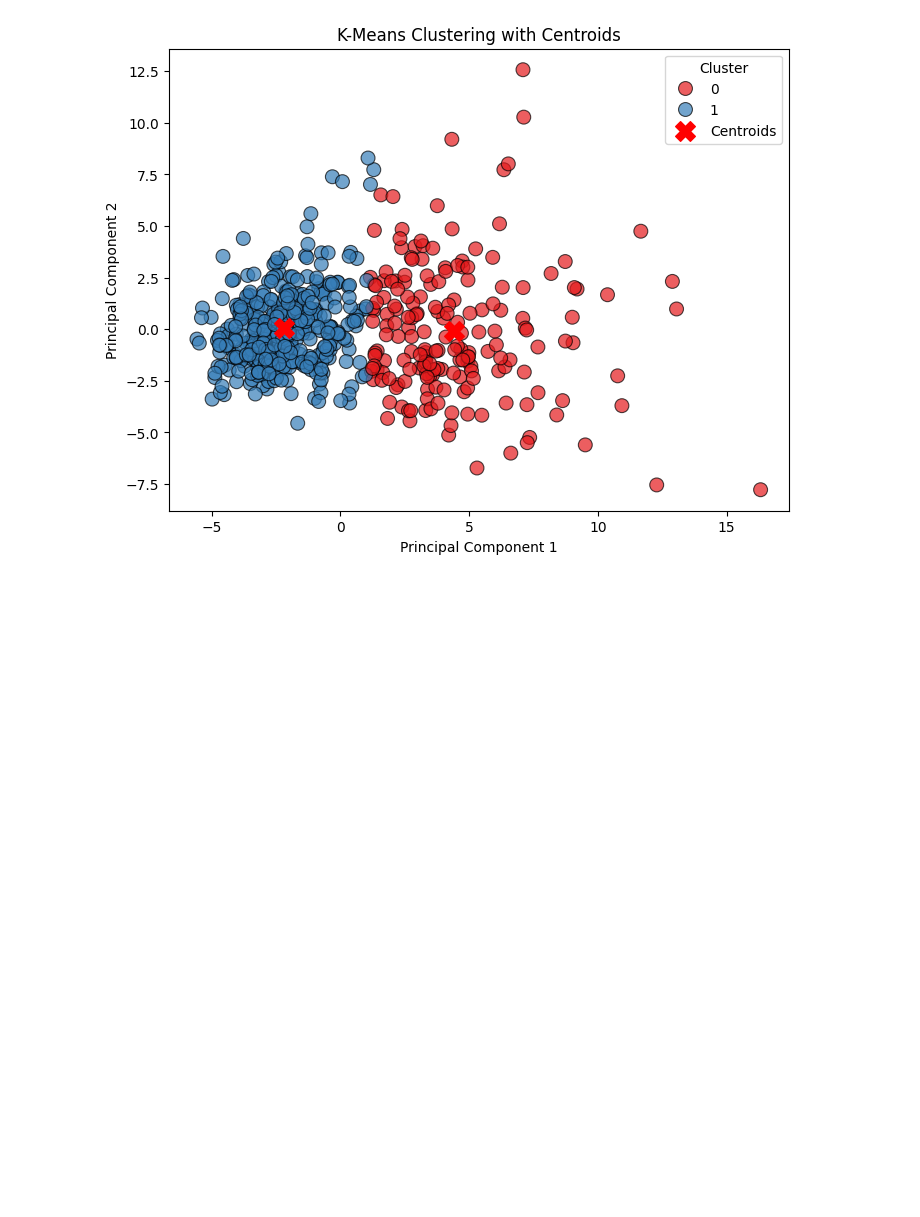
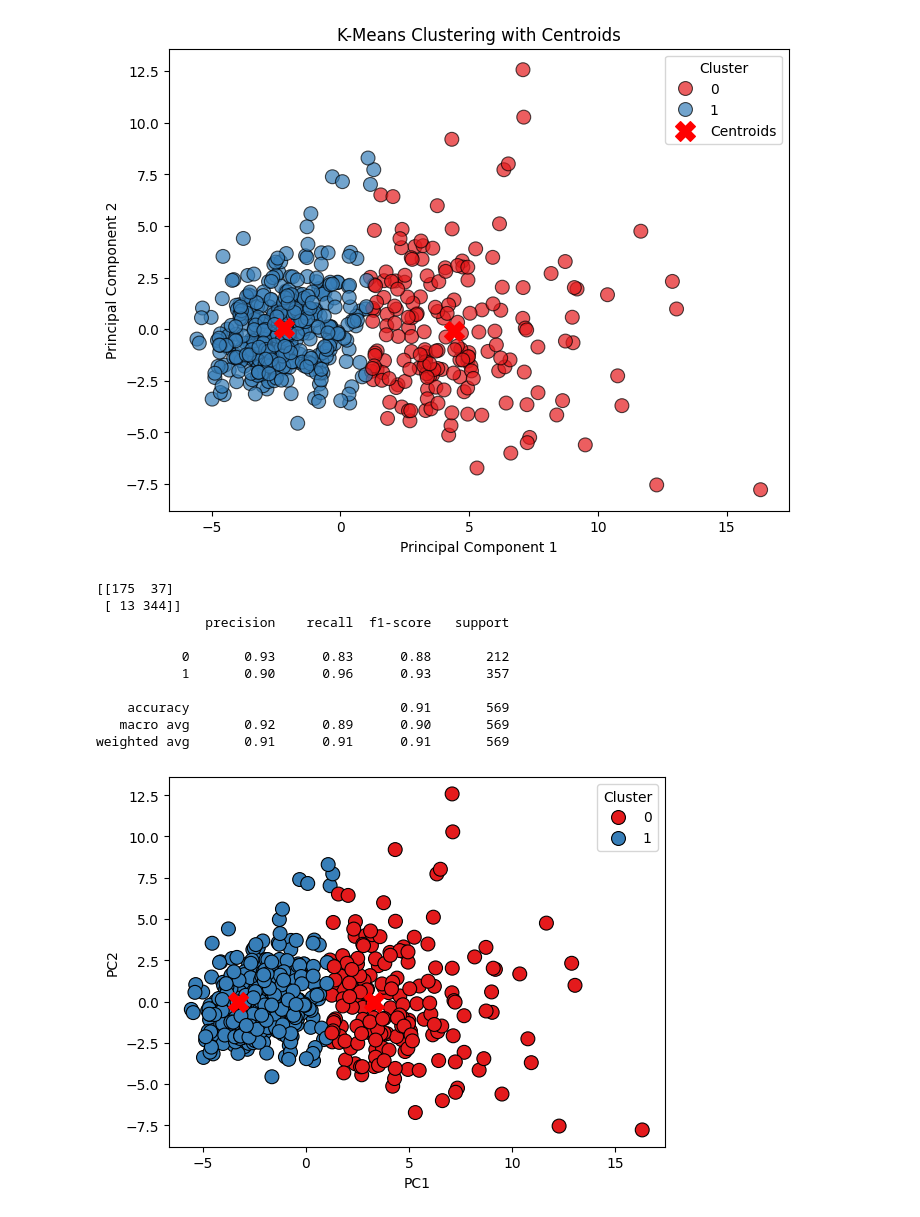
Before and after one commit to dhanavanthesh/machine_leanning_lab, a Jupyter notebook: program10.ipynb, the cells around one changed output. Cells and saved outputs as stored; diff of their text form; code cells hidden in the pictures; blank space fills up the shorter version.

```diff
--- a/program10.ipynb
+++ b/program10.ipynb
@@ -91,3 +91,41 @@ weighted avg       0.91      0.91      0.91       569
 [figure]
 [figure]
 [figure]
+# %%
+import matplotlib.pyplot as plt
+import seaborn as sns
+from sklearn.datasets import load_breast_cancer
+from sklearn.cluster import KMeans
+from sklearn.preprocessing import StandardScaler
+from sklearn.decomposition import PCA
+from sklearn.metrics import confusion_matrix, classification_report
+import pandas as pd
+
+data = load_breast_cancer()
+X = StandardScaler().fit_transform(data.data)
+
+kmeans = KMeans(2, random_state=42).fit(X)
+labels = kmeans.labels_
+
+print(confusion_matrix(data.target, labels))
+print(classification_report(data.target, labels))
+
+pca = PCA(2).fit_transform(X)
+df = pd.DataFrame(pca, columns=['PC1', 'PC2'])
+df['Cluster'] = labels
+
+sns.scatterplot(x='PC1', y='PC2', hue='Cluster', data=df, palette='Set1', s=100, edgecolor='k')
+plt.scatter(*PCA(2).fit_transform(kmeans.cluster_centers_).T, c='red', marker='X', s=200)
+plt.show()
+# %% [output]
+[[175  37]
+ [ 13 344]]
+              precision    recall  f1-score   support
+
+           0       0.93      0.83      0.88       212
+           1       0.90      0.96      0.93       357
+
+    accuracy                           0.91       569
+   macro avg       0.92      0.89      0.90       569
+weighted avg       0.91      0.91      0.91       569
+[figure, added]
```
Also changed, not shown: 7 other files.
